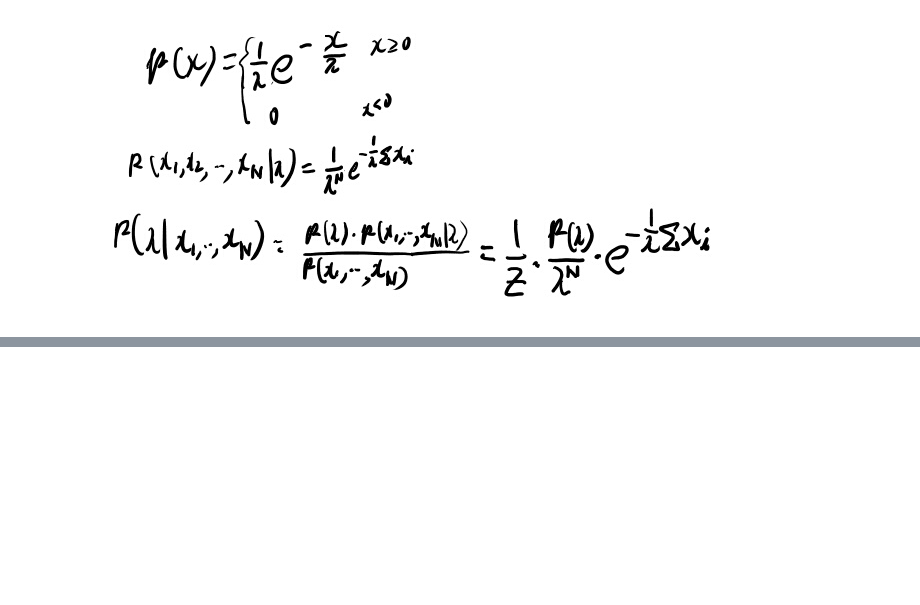
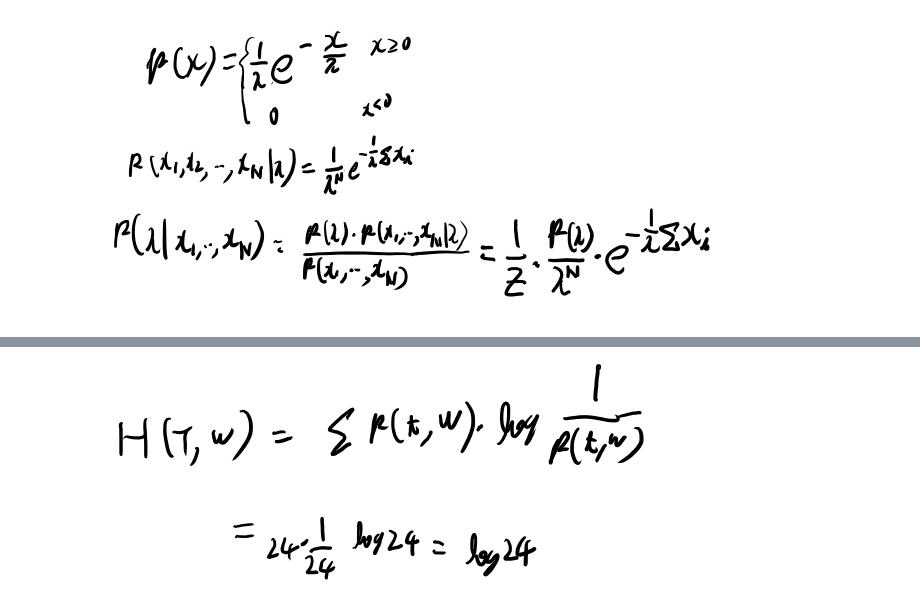
Before and after one commit to karino2/karino2.github.io, a Jupyter notebook: ipynb/2019-04-07-140022.ipynb, the cells around one changed output, grey strips where cells are left out. Drawn from its saved outputs; the diff is of its cells as text; code cells hidden in the pictures; blank space fills up the shorter version.

```diff
--- a/ipynb/2019-04-07-140022.ipynb
+++ b/ipynb/2019-04-07-140022.ipynb
@@ -155,0 +195,4 @@ $$P(D |\mathcal{H}_1) $$
+# %%
+MeatPieImage()
+# %% [output]
+[figure, added]
```
Also changed, not shown: parts of 16 cells of this notebook.
